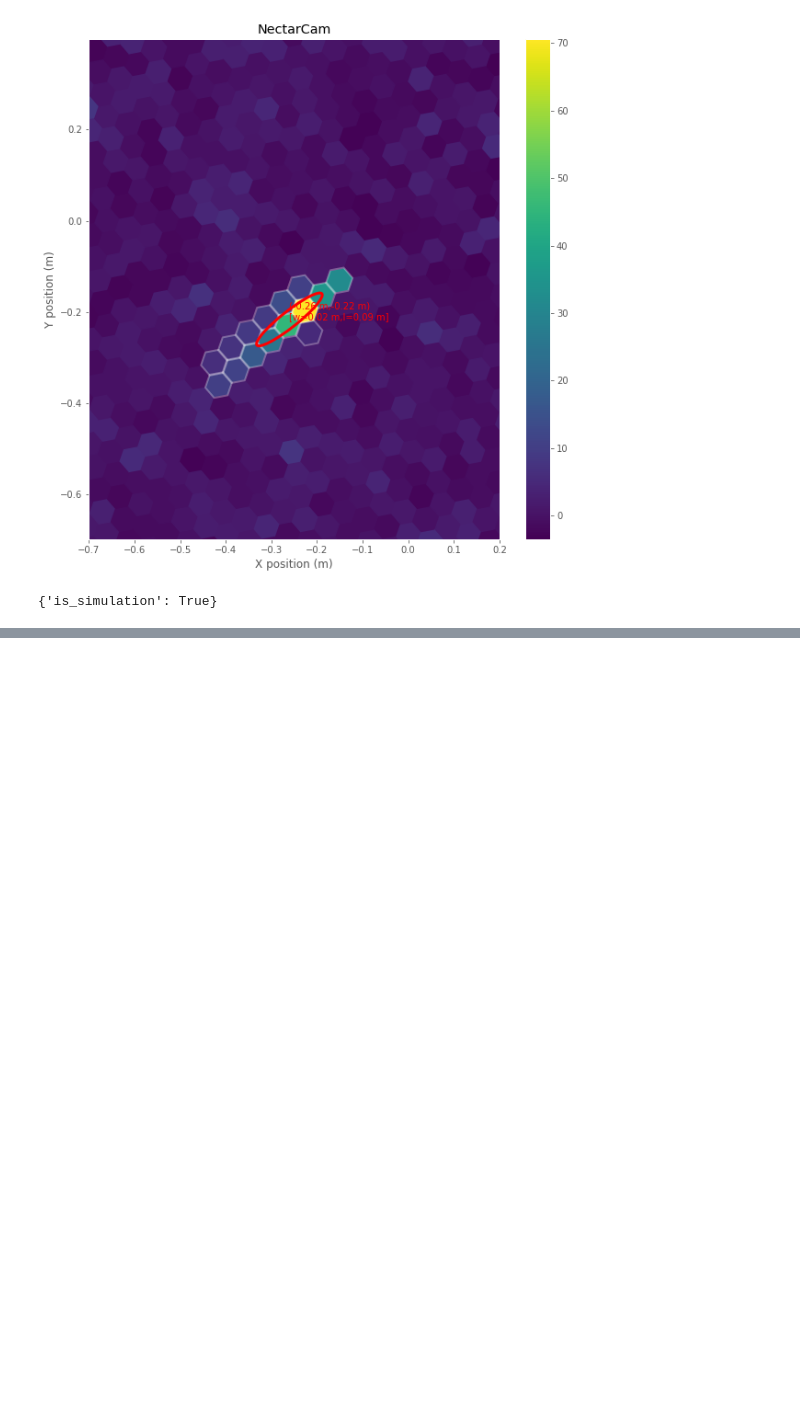
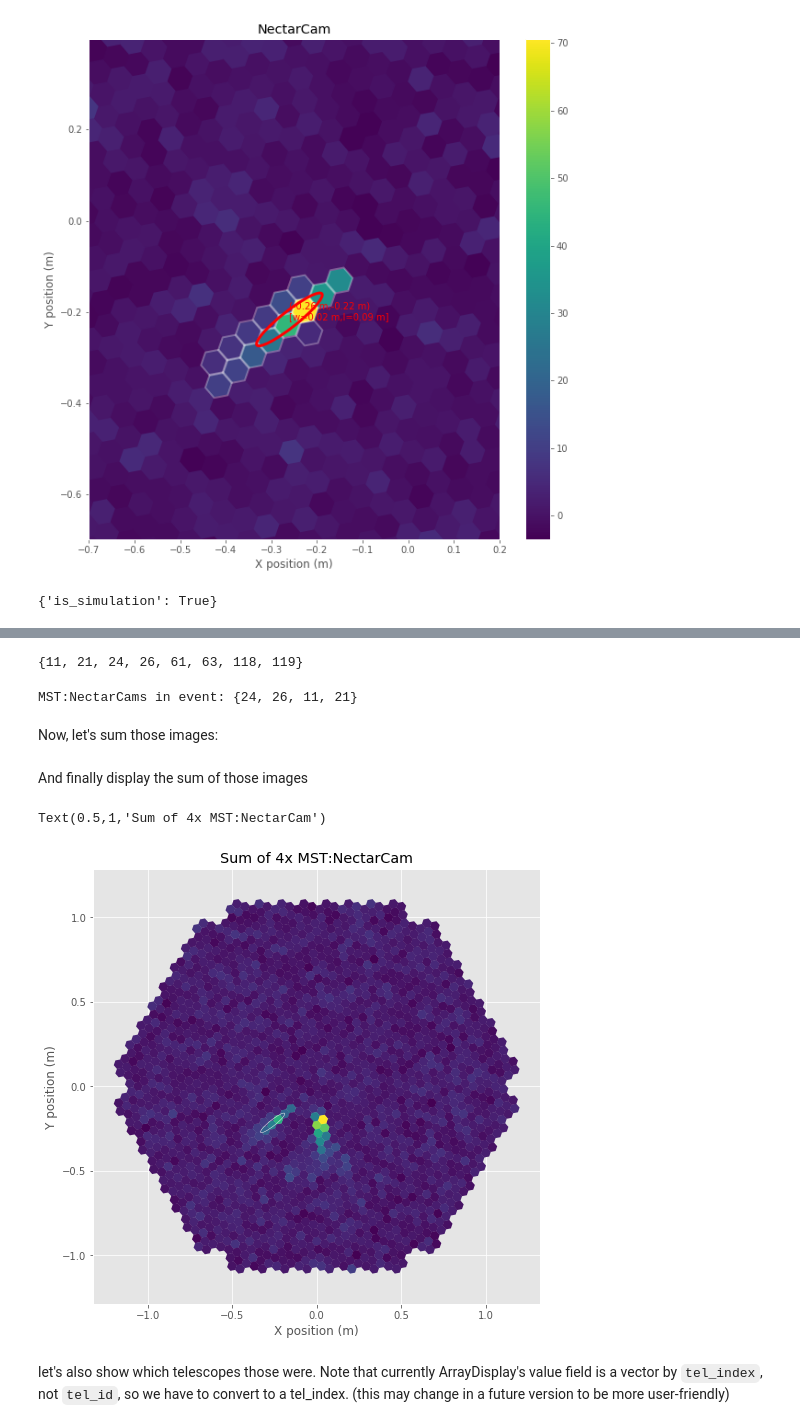
Before and after one commit to cta-observatory/ctapipe, a Jupyter notebook: examples/notebooks/calibrated_data_exploration.ipynb, the cells around one changed output, grey strips where cells are left out. Drawn from its saved outputs; the diff is of its cells as text; code cells hidden in the pictures; blank space fills up the shorter version.

```diff
--- a/examples/notebooks/calibrated_data_exploration.ipynb
+++ b/examples/notebooks/calibrated_data_exploration.ipynb
@@ -177,0 +188,34 @@ source.metadata
+# %%
+tels_in_event = set(event.dl1.tel.keys())  # use a set here, so we can intersect it later
+tels_in_event
+# %% [output]
+{11, 21, 24, 26, 61, 63, 118, 119}
+# %%
+cam_ids = set(sub.get_tel_ids_for_type("MST:NectarCam"))
+# %%
+cams_in_event = tels_in_event.intersection(cam_ids)
+first_tel_id = list(cams_in_event)[0]
+tel = sub.tel[first_tel_id]
+print("{}s in event: {}".format(tel, cams_in_event))
+# %% [output]
+MST:NectarCams in event: {24, 26, 11, 21}
+# %% [markdown]
+Now, let's sum those images:
+# %%
+image_sum = np.zeros_like(tel.camera.pix_x.value)  # just make an array of 0's in the same shape as the camera
+
+for tel_id in cams_in_event:
+    image_sum += event.dl1.tel[tel_id].image[0]
+# %% [markdown]
+And finally display the sum of those images
+# %%
+plt.figure(figsize=(8,8))
+
+disp = CameraDisplay(tel.camera, image=image_sum)
+disp.overlay_moments(params, with_label=False)
+plt.title("Sum of {}x {}".format(len(cams_in_event), tel))
+# %% [output]
+Text(0.5,1,'Sum of 4x MST:NectarCam')
+[figure, added]
+# %% [markdown]
+let's also show which telescopes those were. Note that currently ArrayDisplay's value field is a vector by `tel_index`, not `tel_id`, so we have to convert to a tel_index. (this may change in a future version to be more user-friendly)
```
Also changed, not shown: parts of 7 cells of this notebook, 1 other file.
